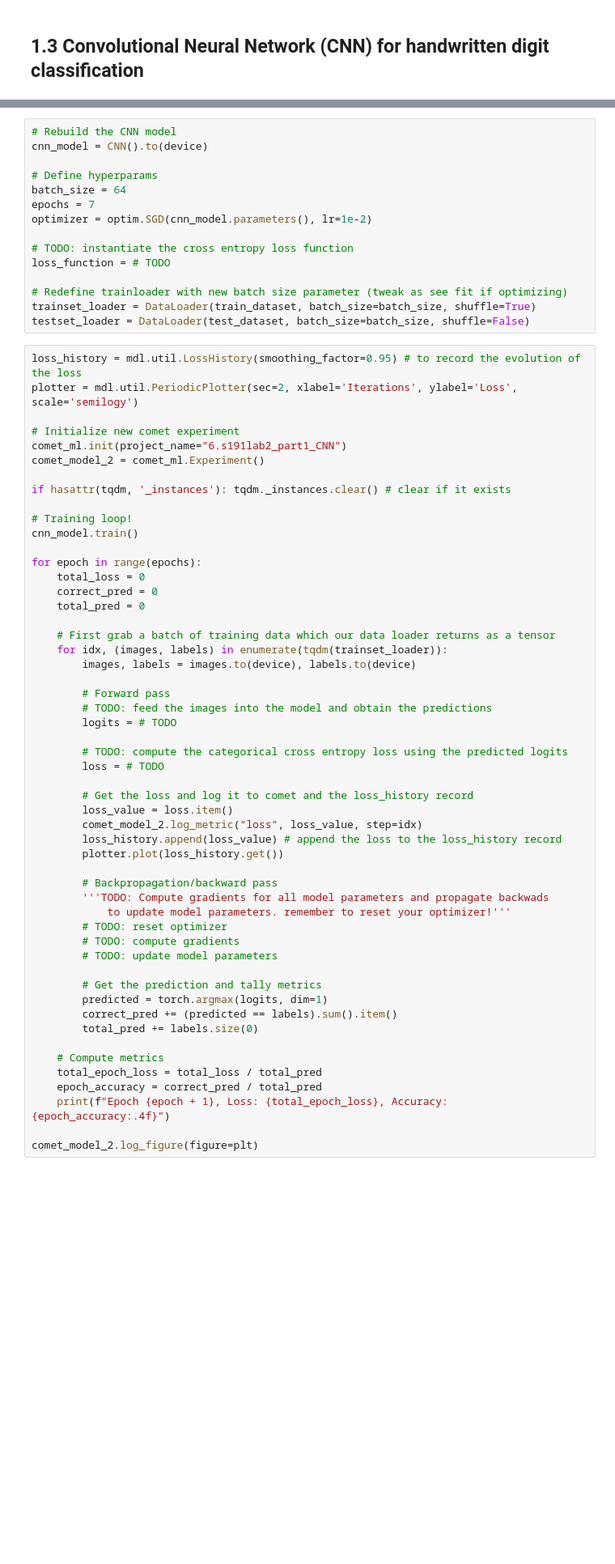
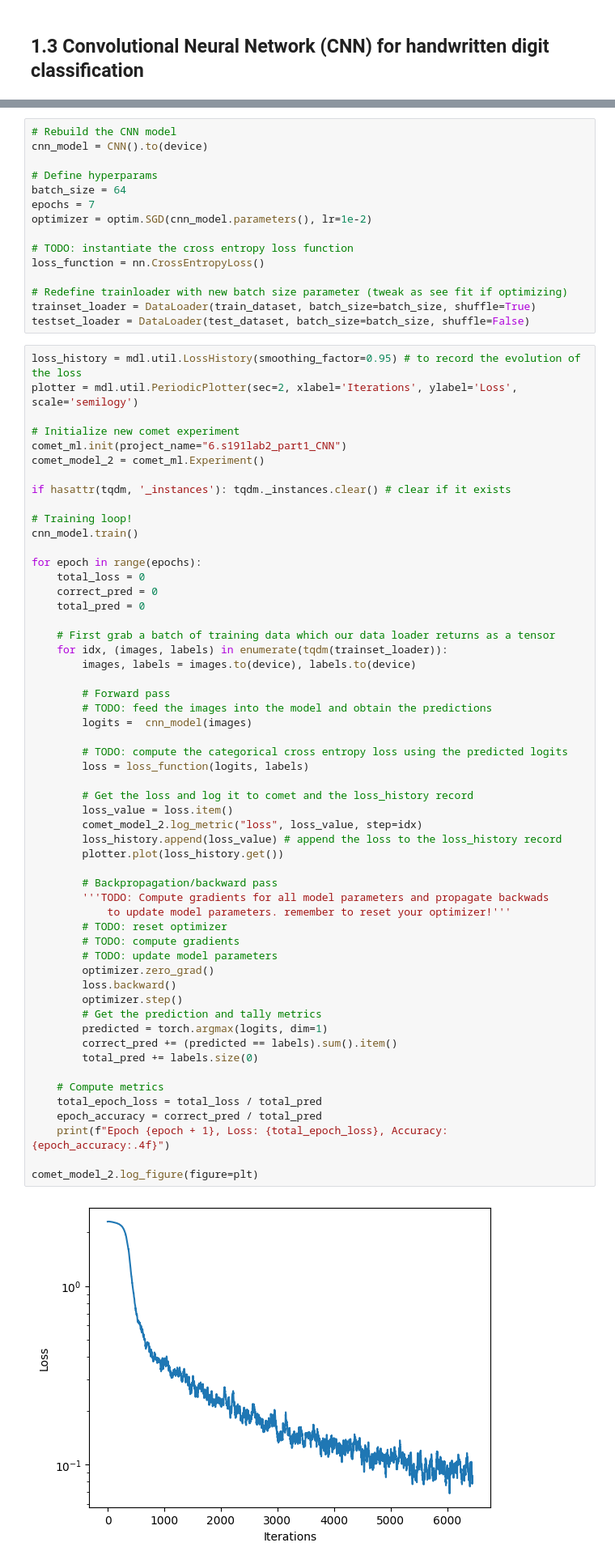
Before and after one commit to suhridgit/6S191_deeplearning, a Jupyter notebook: lab2/PT_Part1_MNIST.ipynb, the cells around one changed output, grey strips where cells are left out. Shown at 81% size. Drawn from its saved outputs; the diff is of its cells as text; blank space fills up the shorter version.

```diff
--- a/lab2/PT_Part1_MNIST.ipynb
+++ b/lab2/PT_Part1_MNIST.ipynb
@@ -375,7 +439,7 @@ epochs = 7
 optimizer = optim.SGD(cnn_model.parameters(), lr=1e-2)
 
 # TODO: instantiate the cross entropy loss function
-loss_function = # TODO
+loss_function = nn.CrossEntropyLoss()
 
 # Redefine trainloader with new batch size parameter (tweak as see fit if optimizing)
 trainset_loader = DataLoader(train_dataset, batch_size=batch_size, shuffle=True)
@@ -383,53 +447,57 @@ testset_loader = DataLoader(test_dataset, batch_size=batch_size, shuffle=False)
 # %%
 loss_history = mdl.util.LossHistory(smoothing_factor=0.95) # to record the evolution of the loss
 plotter = mdl.util.PeriodicPlotter(sec=2, xlabel='Iterations', ylabel='Loss', scale='semilogy')
 
 # Initialize new comet experiment
 comet_ml.init(project_name="6.s191lab2_part1_CNN")
 comet_model_2 = comet_ml.Experiment()
 
 if hasattr(tqdm, '_instances'): tqdm._instances.clear() # clear if it exists
 
 # Training loop!
 cnn_model.train()
 
 for epoch in range(epochs):
-    total_loss = 0
-    correct_pred = 0
-    total_pred = 0
+	total_loss = 0
+	correct_pred = 0
+	total_pred = 0
 
-    # First grab a batch of training data which our data loader returns as a tensor
-    for idx, (images, labels) in enumerate(tqdm(trainset_loader)):
-        images, labels = images.to(device), labels.to(device)
+	# First grab a batch of training data which our data loader returns as a tensor
+	for idx, (images, labels) in enumerate(tqdm(trainset_loader)):
+		images, labels = images.to(device), labels.to(device)
 
-        # Forward pass
-        # TODO: feed the images into the model and obtain the predictions
-        logits = # TODO
+		# Forward pass
+		# TODO: feed the images into the model and obtain the predictions
+		logits =  cnn_model(images)
 
-        # TODO: compute the categorical cross entropy loss using the predicted logits
-        loss = # TODO
+		# TODO: compute the categorical cross entropy loss using the predicted logits
+		loss = loss_function(logits, labels)
 
-        # Get the loss and log it to comet and the loss_history record
-        loss_value = loss.item()
-        comet_model_2.log_metric("loss", loss_value, step=idx)
-        loss_history.append(loss_value) # append the loss to the loss_history record
-        plotter.plot(loss_history.get())
+		# Get the loss and log it to comet and the loss_history record
+		loss_value = loss.item()
+		comet_model_2.log_metric("loss", loss_value, step=idx)
+		loss_history.append(loss_value) # append the loss to the loss_history record
+		plotter.plot(loss_history.get())
 
-        # Backpropagation/backward pass
-        '''TODO: Compute gradients for all model parameters and propagate backwads
-            to update model parameters. remember to reset your optimizer!'''
-        # TODO: reset optimizer
-        # TODO: compute gradients
-        # TODO: update model parameters
+		# Backpropagation/backward pass
+		'''TODO: Compute gradients for all model parameters and propagate backwads
+			to update model parameters. remember to reset your optimizer!'''
+		# TODO: reset optimizer
+		# TODO: compute gradients
+		# TODO: update model parameters
+		optimizer.zero_grad()
+		loss.backward()
+		optimizer.step()
+		# Get the prediction and tally metrics
+		predicted = torch.argmax(logits, dim=1)
+		correct_pred += (predicted == labels).sum().item()
+		total_pred += labels.size(0)
 
-        # Get the prediction and tally metrics
-        predicted = torch.argmax(logits, dim=1)
-        correct_pred += (predicted == labels).sum().item()
-        total_pred += labels.size(0)
-
-    # Compute metrics
-    total_epoch_loss = total_loss / total_pred
-    epoch_accuracy = correct_pred / total_pred
-    print(f"Epoch {epoch + 1}, Loss: {total_epoch_loss}, Accuracy: {epoch_accuracy:.4f}")
+	# Compute metrics
+	total_epoch_loss = total_loss / total_pred
+	epoch_accuracy = correct_pred / total_pred
+	print(f"Epoch {epoch + 1}, Loss: {total_epoch_loss}, Accuracy: {epoch_accuracy:.4f}")
 
 comet_model_2.log_figure(figure=plt)
+# %% [output]
+[figure, added]
```
Also changed, not shown: parts of 21 cells of this notebook, 8 other files.
